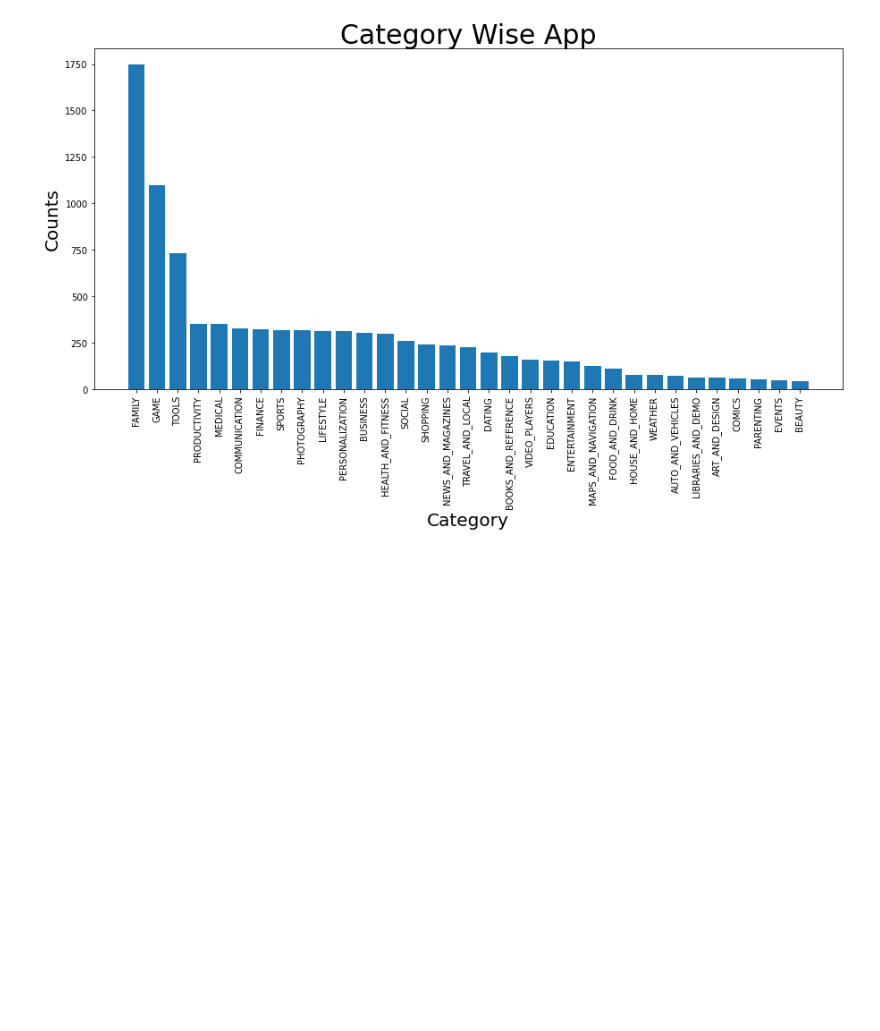
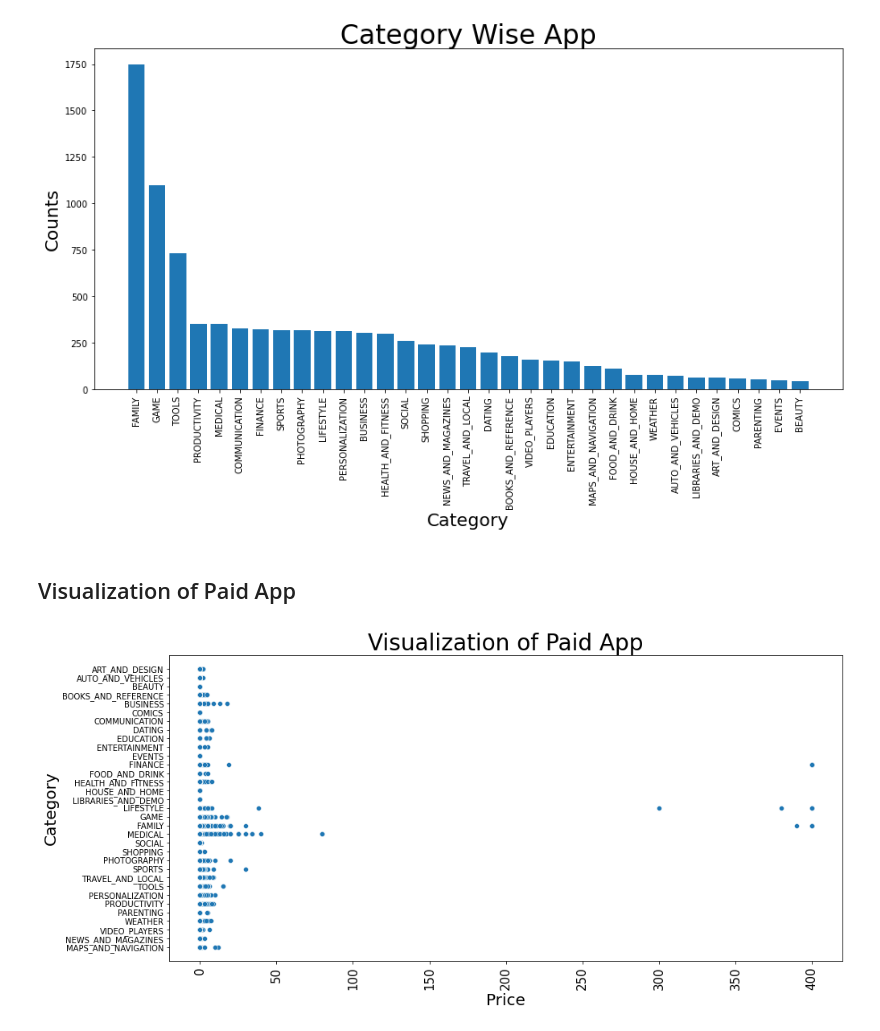
Before and after one commit to MrVishalKumbhar/Google_Play_Store_Review, a Jupyter notebook: Google_platstore_review.ipynb, the cells around one changed output. Cells and saved outputs as stored; diff of their text form; code cells hidden in the pictures; blank space fills up the shorter version.

Commit message:
# Visualization_of_Paid_App

```diff
--- a/Google_platstore_review.ipynb
+++ b/Google_platstore_review.ipynb
@@ -437,3 +437,14 @@ plt.show
 # %% [output]
 <function matplotlib.pyplot.show(close=None, block=None)>
 [figure]
+# %% [markdown]
+## Visualization of Paid App
+# %%
+sns.scatterplot(data=df,x='Price',y="Category")
+plt.xticks(rotation='vertical',size=15)
+plt.xlabel("Price",size=20)
+plt.ylabel("Category",size=20)
+plt.title("Visualization of Paid App",size=28)
+plt.show()
+# %% [output]
+[figure, added]
```
